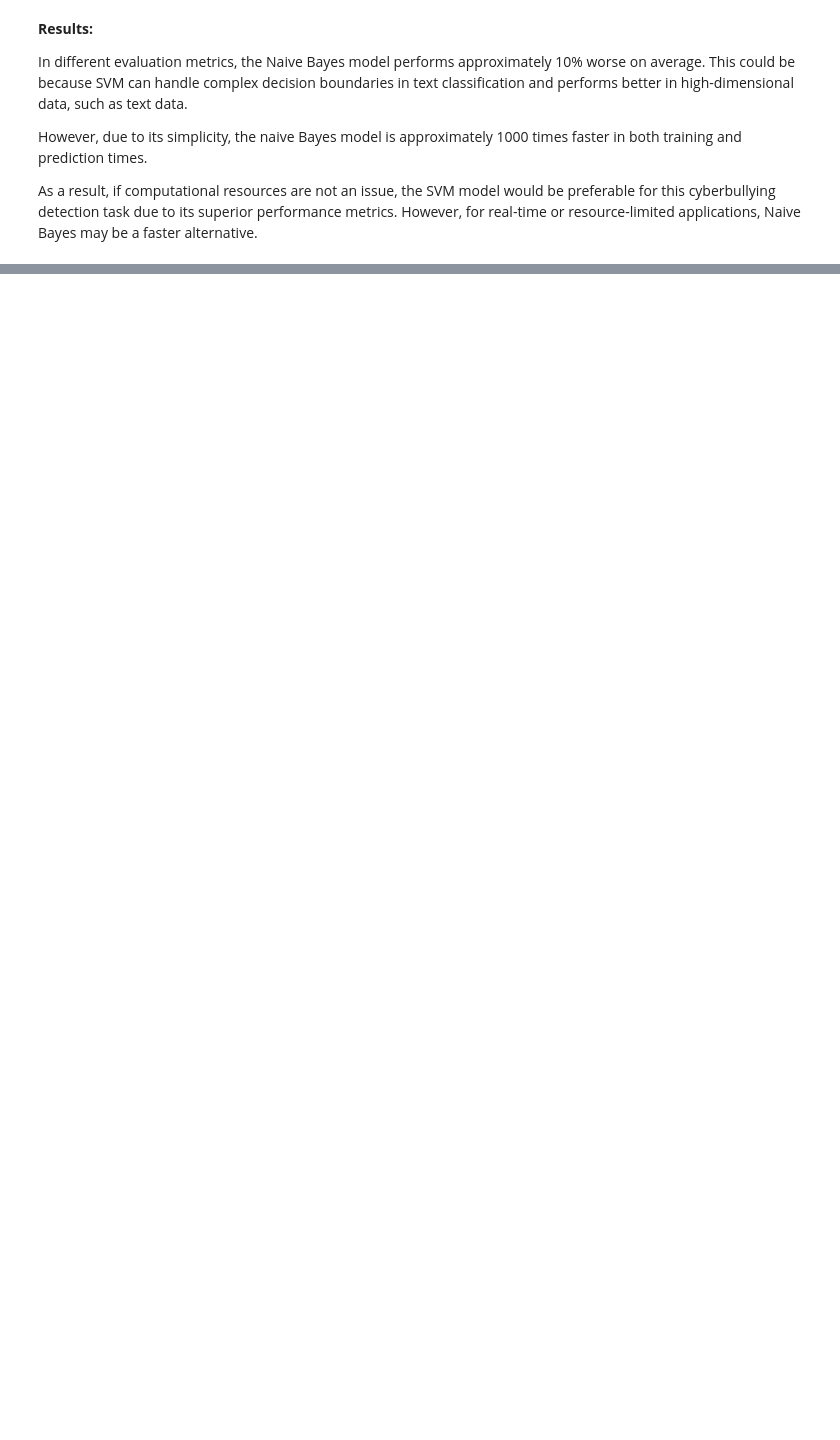
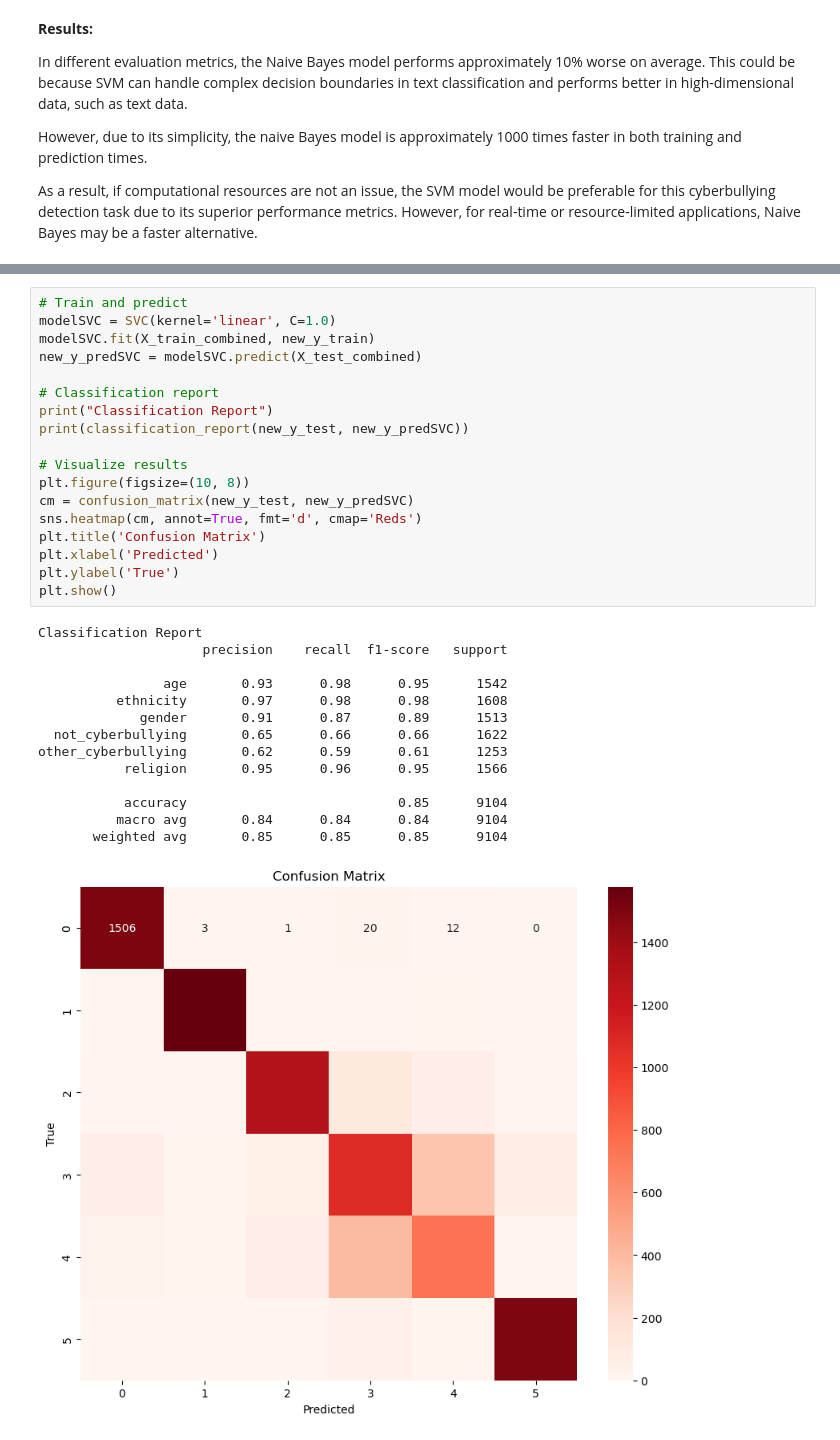
Before and after one commit to fmora22/cs412_project, a Jupyter notebook: cs412_project.ipynb, the cells around one changed output, grey strips where cells are left out. Cells and saved outputs as stored; diff of their text form; blank space fills up the shorter version.

```diff
--- a/cs412_project.ipynb
+++ b/cs412_project.ipynb
@@ -764,0 +855,33 @@ As a result, if computational resources are not an issue, the SVM model would be
+# %%
+# Train and predict
+modelSVC = SVC(kernel='linear', C=1.0)
+modelSVC.fit(X_train_combined, new_y_train)
+new_y_predSVC = modelSVC.predict(X_test_combined)
+
+# Classification report
+print("Classification Report")
+print(classification_report(new_y_test, new_y_predSVC))
+
+# Visualize results
+plt.figure(figsize=(10, 8))
+cm = confusion_matrix(new_y_test, new_y_predSVC)
+sns.heatmap(cm, annot=True, fmt='d', cmap='Reds')
+plt.title('Confusion Matrix')
+plt.xlabel('Predicted')
+plt.ylabel('True')
+plt.show()
+# %% [output]
+Classification Report
+                     precision    recall  f1-score   support
+
+                age       0.93      0.98      0.95      1542
+          ethnicity       0.97      0.98      0.98      1608
+             gender       0.91      0.87      0.89      1513
+  not_cyberbullying       0.65      0.66      0.66      1622
+other_cyberbullying       0.62      0.59      0.61      1253
+           religion       0.95      0.96      0.95      1566
+
+           accuracy                           0.85      9104
+          macro avg       0.84      0.84      0.84      9104
+       weighted avg       0.85      0.85      0.85      9104
+[figure, added]
```
Also changed, not shown: parts of 22 cells of this notebook.
